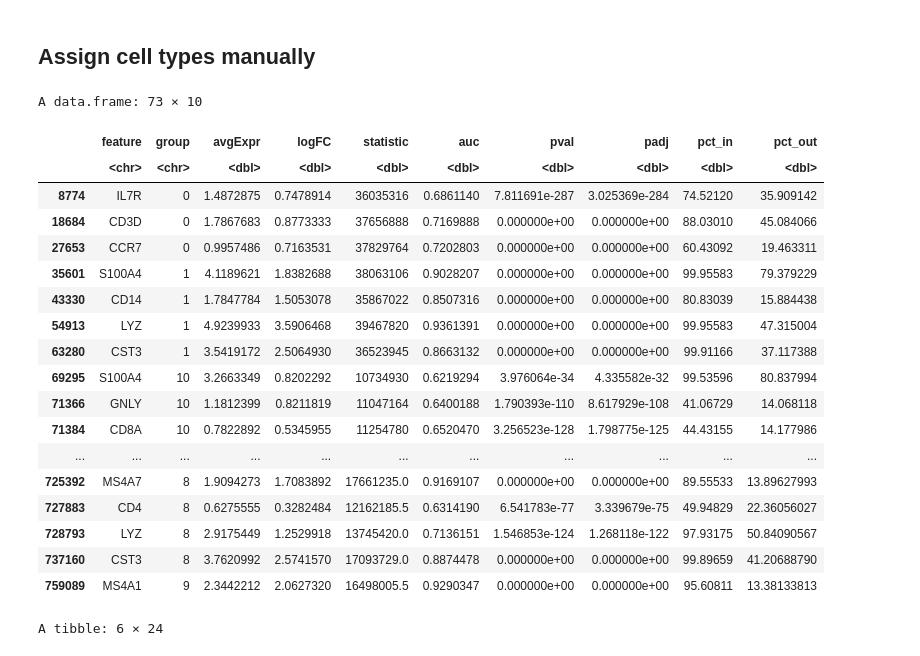
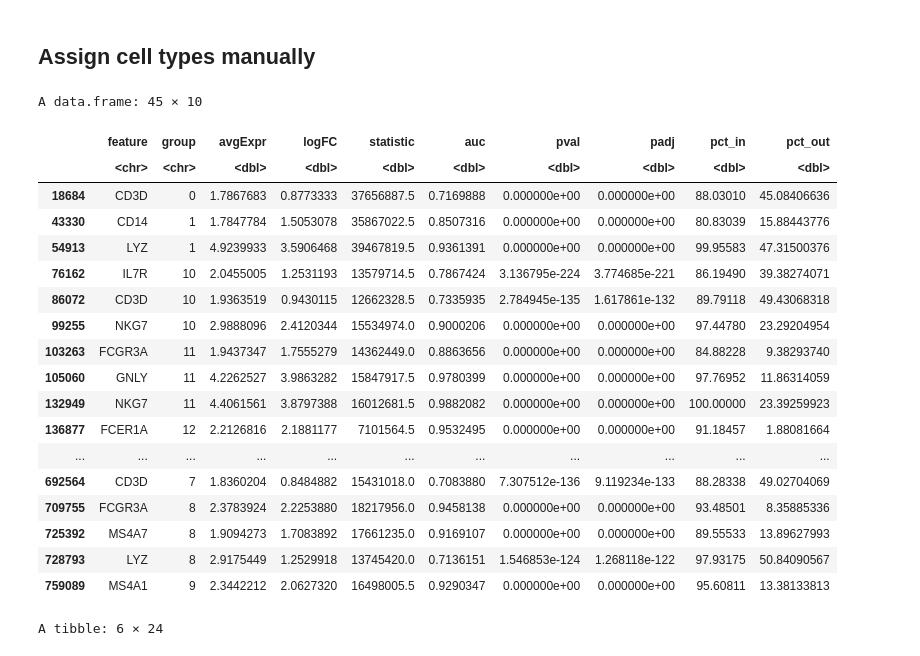
Before and after one commit to immunogenomics/symphony_reproducibility, a Jupyter notebook: pbmcs_10x/Fig2_pbmcs.ipynb, the cells around one changed output. Saved outputs shown, nothing was run; the diff lists cells and outputs as text; code cells hidden in the pictures.

Commit message:
updated pbmc markers cutoff

```diff
--- a/pbmcs_10x/Fig2_pbmcs.ipynb
+++ b/pbmcs_10x/Fig2_pbmcs.ipynb
@@ -190,38 +190,37 @@ markers = apply(clusters_df, 2, function(clusters) {
 # %%
 # View lineage markers AUC per cluster
 lineage_markers = c('CD3D', # T
-                    'CCR7', 'IL7R', 'CD4', # Naive CD4+ T
-                    'S100A4', 'IL7R', # Memory CD4+ T
+                    'IL7R', 'CD4', # CD4+ T
                     'CD8A', # CD8+ T
                     'MS4A1', # B cells
                     'CD14', 'LYZ', # CD14+ Mono
-                    'FCER1A', 'CST3', # DCs
+                    'FCER1A', # DCs
                     'PPBP', # MK
                     'CD34', 'CD59', # HSC
                     'GNLY', 'NKG7', # NK
                     'FCGR3A', 'MS4A7') # CD16+ Mono
-m = markers$V2 %>% subset(feature %in% lineage_markers & auc >= 0.62)
+m = markers$V2 %>% subset(feature %in% lineage_markers & auc >= 0.7)
 m
 write.csv(m, 'figures/pbmcs_table_cluster_lineage_markers.csv')
 # %% [output]
-A data.frame: 73 × 10
+A data.frame: 45 × 10
 |  | feature | group | avgExpr | logFC | statistic | auc | pval | padj | pct_in | pct_out |
 |  | <chr> | <chr> | <dbl> | <dbl> | <dbl> | <dbl> | <dbl> | <dbl> | <dbl> | <dbl> |
-| 8774 | IL7R | 0 | 1.4872875 | 0.7478914 | 36035316 | 0.6861140 | 7.811691e-287 | 3.025369e-284 | 74.52120 | 35.909142 |
-| 18684 | CD3D | 0 | 1.7867683 | 0.8773333 | 37656888 | 0.7169888 | 0.000000e+00 | 0.000000e+00 | 88.03010 | 45.084066 |
-| 27653 | CCR7 | 0 | 0.9957486 | 0.7163531 | 37829764 | 0.7202803 | 0.000000e+00 | 0.000000e+00 | 60.43092 | 19.463311 |
-| 35601 | S100A4 | 1 | 4.1189621 | 1.8382688 | 38063106 | 0.9028207 | 0.000000e+00 | 0.000000e+00 | 99.95583 | 79.379229 |
-| 43330 | CD14 | 1 | 1.7847784 | 1.5053078 | 35867022 | 0.8507316 | 0.000000e+00 | 0.000000e+00 | 80.83039 | 15.884438 |
-| 54913 | LYZ | 1 | 4.9239933 | 3.5906468 | 39467820 | 0.9361391 | 0.000000e+00 | 0.000000e+00 | 99.95583 | 47.315004 |
-| 63280 | CST3 | 1 | 3.5419172 | 2.5064930 | 36523945 | 0.8663132 | 0.000000e+00 | 0.000000e+00 | 99.91166 | 37.117388 |
-| 69295 | S100A4 | 10 | 3.2663349 | 0.8202292 | 10734930 | 0.6219294 | 3.976064e-34 | 4.335582e-32 | 99.53596 | 80.837994 |
-| 71366 | GNLY | 10 | 1.1812399 | 0.8211819 | 11047164 | 0.6400188 | 1.790393e-110 | 8.617929e-108 | 41.06729 | 14.068118 |
-| 71384 | CD8A | 10 | 0.7822892 | 0.5345955 | 11254780 | 0.6520470 | 3.256523e-128 | 1.798775e-125 | 44.43155 | 14.177986 |
+| 18684 | CD3D | 0 | 1.7867683 | 0.8773333 | 37656887.5 | 0.7169888 | 0.000000e+00 | 0.000000e+00 | 88.03010 | 45.08406636 |
+| 43330 | CD14 | 1 | 1.7847784 | 1.5053078 | 35867022.5 | 0.8507316 | 0.000000e+00 | 0.000000e+00 | 80.83039 | 15.88443776 |
+| 54913 | LYZ | 1 | 4.9239933 | 3.5906468 | 39467819.5 | 0.9361391 | 0.000000e+00 | 0.000000e+00 | 99.95583 | 47.31500376 |
+| 76162 | IL7R | 10 | 2.0455005 | 1.2531193 | 13579714.5 | 0.7867424 | 3.136795e-224 | 3.774685e-221 | 86.19490 | 39.38274071 |
+| 86072 | CD3D | 10 | 1.9363519 | 0.9430115 | 12662328.5 | 0.7335935 | 2.784945e-135 | 1.617861e-132 | 89.79118 | 49.43068318 |
+| 99255 | NKG7 | 10 | 2.9888096 | 2.4120344 | 15534974.0 | 0.9000206 | 0.000000e+00 | 0.000000e+00 | 97.44780 | 23.29204954 |
+| 103263 | FCGR3A | 11 | 1.9437347 | 1.7555279 | 14362449.0 | 0.8863656 | 0.000000e+00 | 0.000000e+00 | 84.88228 | 9.38293740 |
+| 105060 | GNLY | 11 | 4.2262527 | 3.9863282 | 15847917.5 | 0.9780399 | 0.000000e+00 | 0.000000e+00 | 97.76952 | 11.86314059 |
+| 132949 | NKG7 | 11 | 4.4061561 | 3.8797388 | 16012681.5 | 0.9882082 | 0.000000e+00 | 0.000000e+00 | 100.00000 | 23.39259923 |
+| 136877 | FCER1A | 12 | 2.2126816 | 2.1881177 | 7101564.5 | 0.9532495 | 0.000000e+00 | 0.000000e+00 | 91.18457 | 1.88081664 |
 | ... | ... | ... | ... | ... | ... | ... | ... | ... | ... | ... |
+| 692564 | CD3D | 7 | 1.8360204 | 0.8484882 | 15431018.0 | 0.7083880 | 7.307512e-136 | 9.119234e-133 | 88.28338 | 49.02704069 |
+| 709755 | FCGR3A | 8 | 2.3783924 | 2.2253880 | 18217956.0 | 0.9458138 | 0.000000e+00 | 0.000000e+00 | 93.48501 | 8.35885336 |
 | 725392 | MS4A7 | 8 | 1.9094273 | 1.7083892 | 17661235.0 | 0.9169107 | 0.000000e+00 | 0.000000e+00 | 89.55533 | 13.89627993 |
-| 727883 | CD4 | 8 | 0.6275555 | 0.3282484 | 12162185.5 | 0.6314190 | 6.541783e-77 | 3.339679e-75 | 49.94829 | 22.36056027 |
 | 728793 | LYZ | 8 | 2.9175449 | 1.2529918 | 13745420.0 | 0.7136151 | 1.546853e-124 | 1.268118e-122 | 97.93175 | 50.84090567 |
-| 737160 | CST3 | 8 | 3.7620992 | 2.5741570 | 17093729.0 | 0.8874478 | 0.000000e+00 | 0.000000e+00 | 99.89659 | 41.20688790 |
 | 759089 | MS4A1 | 9 | 2.3442212 | 2.0627320 | 16498005.5 | 0.9290347 | 0.000000e+00 | 0.000000e+00 | 95.60811 | 13.38133813 |
 # %%
 # View top differentially expressed genes per group
```
Also changed, not shown: parts of 4 cells of this notebook, 2 other files.
